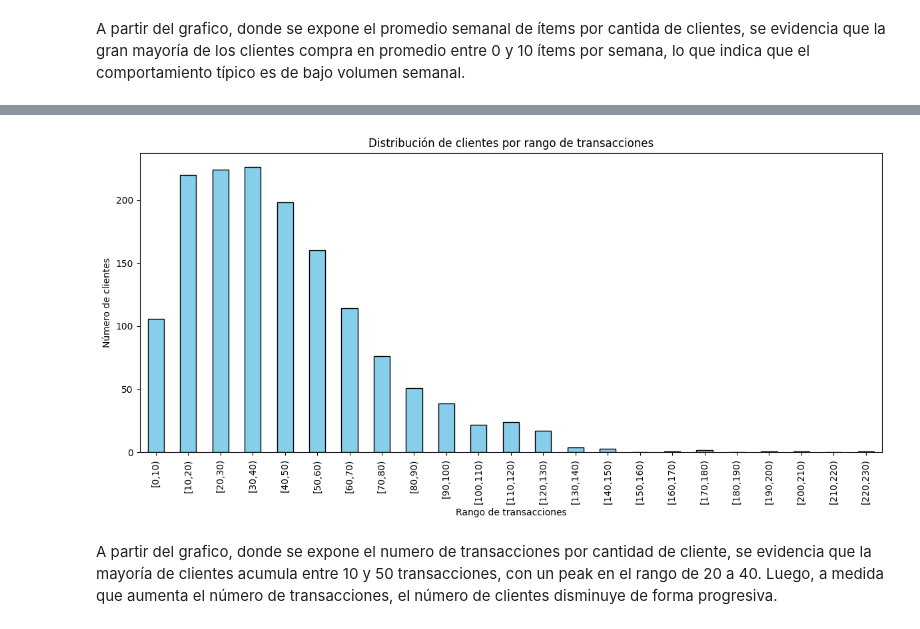
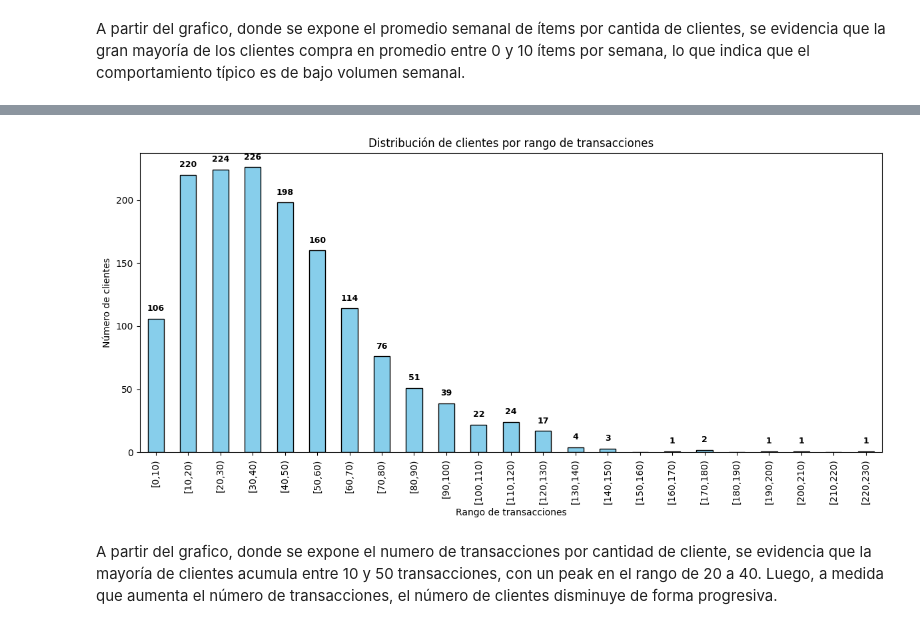
Before and after one commit to Mpalma325/Laboratorio-de-Programacion-Cientifica-para-Ciencia-de-Datos, a Jupyter notebook: Entrega1_LabCDD.ipynb, the cells around one changed output, grey strips where cells are left out. Cells and saved outputs as stored; diff of their text form; code cells hidden in the pictures.

```diff
--- a/Entrega1_LabCDD.ipynb
+++ b/Entrega1_LabCDD.ipynb
@@ -275,5 +289,5 @@ Por lo mismo se trnasforma a int, haciendo aproximación al natural más cercano
 # %%
-data["items"] = np.floor(data["items"] + 0.5).astype("Int64")
+data["items_int"] = np.floor(data["items"] + 0.5).astype("Int64")
 # %%
 data.head()
 # %% [output]
@@ -442,7 +458,7 @@ Además, es relevante verificar los valores y distribuciones de estas columnas p
 # %%
 import matplotlib.pyplot as plt
 
-for c in ["customer_type","brand","category","sub_category","segment","package","region_id","zone_id"]:
+for c in ["customer_type","brand","category","sub_category","segment","package"]:
     vc = data[c].value_counts(dropna=False)
     fig, ax = plt.subplots(figsize=(11, 4 + 0.22*len(vc)))
     bars = ax.barh(vc.index.astype(str), vc.values, height=0.45, edgecolor="black")
@@ -501,7 +513,7 @@ Ahora se pueden observar los mismos tipos de datos para las variables numéricas
 import matplotlib.pyplot as plt
 import numpy as np
 
-num_cols = ["num_deliver_per_week","num_visit_per_week","items","size"]
+num_cols = ["num_deliver_per_week","num_visit_per_week","items_int","size"]
 
 for c in num_cols:
     fig, ax = plt.subplots(figsize=(8,4))
@@ -577,7 +614,7 @@ Datos items con valores negativos: 6091
 #Patrones de compra
 plt.figure(figsize=(12,6))
 
-(
+counts = (
     data.assign(week=data['purchase_date'].dt.strftime('%U'))
         .groupby(['customer_id','week'])['product_id'].nunique()
         .reset_index(name='productos en semana')
@@ -596,13 +633,24 @@ plt.figure(figsize=(12,6))
         )['avg_range']
         .value_counts()
         .sort_index()
-        .plot(kind="bar", color="lightgreen", edgecolor="black")
 )
+
+ax = counts.plot(kind="bar", color="lightgreen", edgecolor="black")
 
 plt.xticks(rotation=90)
 plt.xlabel("Rango de ítems promedio por semana")
 plt.ylabel("Número de clientes")
 plt.title("Distribución de clientes por promedio semanal de ítems")
 plt.tight_layout()
+
+ymax = counts.max()
+for bar, count in zip(ax.patches, counts.values):
+    if count <= 0:
+        continue
+    x = bar.get_x() + bar.get_width()/2
+    y = bar.get_height()
+    ax.text(x, y + ymax*0.02, f"{int(count):,}",
+            ha="center", va="bottom", fontsize=9, fontweight="bold")
+
 plt.show()
 # %% [output]
@@ -633,38 +683,49 @@ Name: count, dtype: int64
 # Cada transacción se identifica con order_id y como se ve arriba, existe repeticion (usamos nunique)
 plt.figure(figsize=(12,6))
 
-(
+counts = (
     data.groupby('customer_id')['order_id'].nunique()
         .reset_index(name='num_transactions')
         .assign(
             tx_range=lambda df: pd.cut(
                 df['num_transactions'],
                 bins=list(range(
                     0,
                     int(np.ceil((df['num_transactions'].max() + 1)/10)*10) + 1,
                     10
                 )),
                 right=False,
                 labels=[
                     f"[{i},{i+10})"
                     for i in range(0, int(np.ceil((df['num_transactions'].max() + 1)/10)*10), 10)
                 ],
                 include_lowest=True
             )
         )['tx_range']
         .value_counts()
         .sort_index()
-        .plot(kind="bar", color="skyblue", edgecolor="black")
 )
+
+ax = counts.plot(kind="bar", color="skyblue", edgecolor="black")
 
 plt.xticks(rotation=90)
 plt.xlabel("Rango de transacciones")
 plt.ylabel("Número de clientes")
 plt.title("Distribución de clientes por rango de transacciones")
 plt.tight_layout()
+
+ymax = counts.max()
+for bar, count in zip(ax.patches, counts.values):
+    if count <= 0:
+        continue
+    x = bar.get_x() + bar.get_width()/2
+    y = bar.get_height()
+    ax.text(x, y + ymax*0.02, f"{int(count):,}",
+            ha="center", va="bottom", fontsize=9, fontweight="bold")
+
 plt.show()
 # %% [output]
-[figure, old version]
+[figure, new version]
 # %% [markdown]
 A partir del grafico, donde se expone el numero de transacciones por cantidad de cliente, se evidencia que la mayoría de clientes acumula entre 10 y 50 transacciones, con un peak en el rango de 20 a 40. Luego, a medida que aumenta el número de transacciones, el número de clientes disminuye de forma progresiva.
 # %%
```
Also changed, not shown: parts of 86 cells of this notebook.
